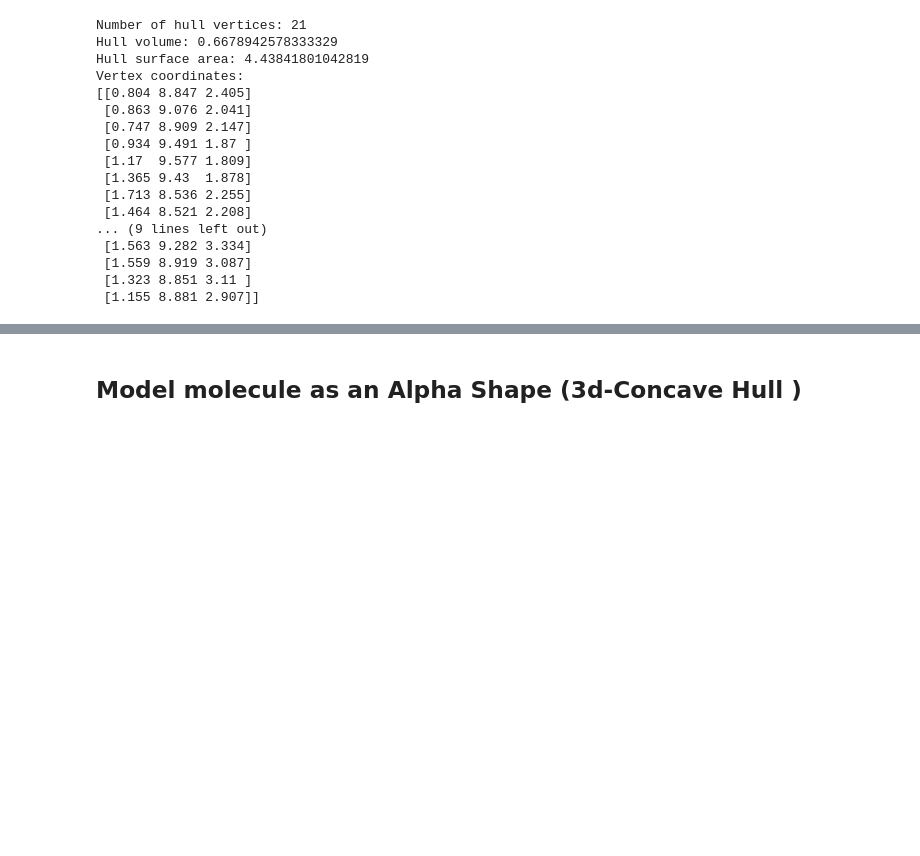
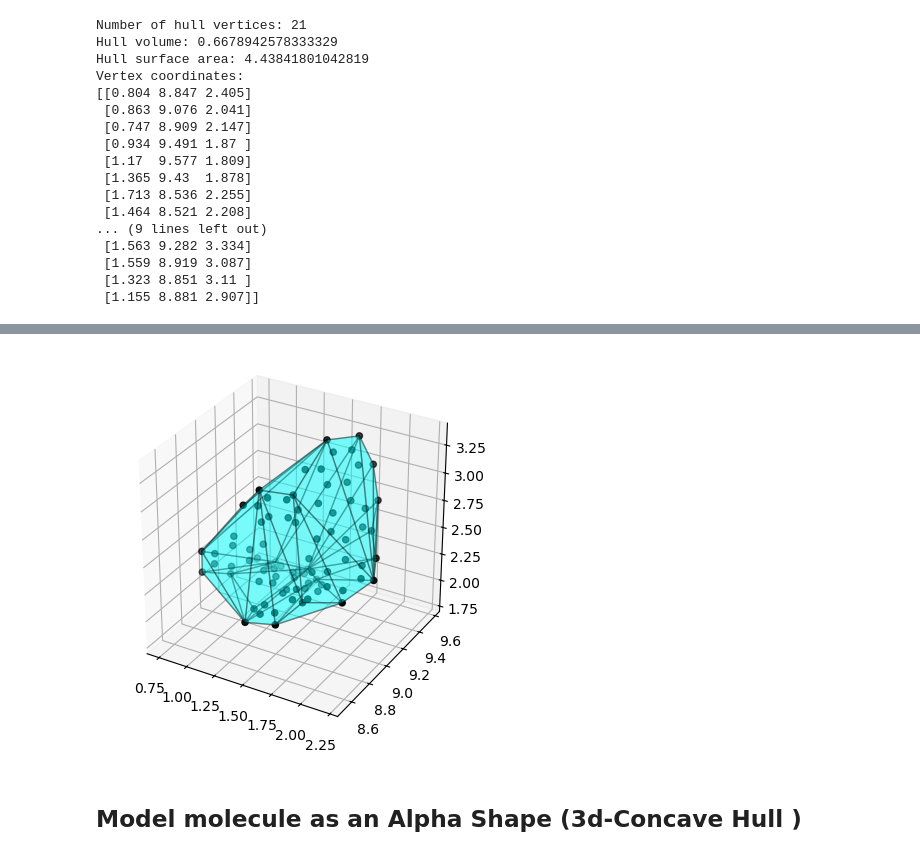
Before and after one commit to QMathsdude/kmc-charge-transport-organic-semiconductor, a Jupyter notebook: notebooks/03_/kz_temp/convex_hull_model.ipynb, the cells around one changed output, grey strips where cells are left out. Saved outputs shown, nothing was run; the diff lists cells and outputs as text; code cells hidden in the pictures; blank space fills up the shorter version.

```diff
--- a/notebooks/03_/kz_temp/convex_hull_model.ipynb
+++ b/notebooks/03_/kz_temp/convex_hull_model.ipynb
@@ -114,3 +115,37 @@ plot_convex_hull(molecule, hull)
+# %%
+# Animation
+
+def hull_ani(points, hull, save = None):
+    # Create figure
+    fig = plt.figure()
+    ax = fig.add_subplot(111, projection="3d")
+
+    # Plot points
+    ax.scatter(points[:,0], points[:,1], points[:,2], color="k", s=20)
+
+    # Plot hull
+    faces = [points[simplex] for simplex in hull.simplices]
+    poly3d = Poly3DCollection(faces, alpha=0.3, facecolor="cyan", edgecolor="k")
+    ax.add_collection3d(poly3d)
+
+    # Set equal aspect ratio for the 3D axes
+    ax.set_box_aspect([1,1,1])
+
+    # Animation: rotate the camera
+    def rotate(angle):
+        ax.view_init(elev=30, azim=angle)
+
+    anim = FuncAnimation(fig, rotate, frames=np.arange(0, 360, 2), interval=100)
+
+    plt.show()
+
+    # Save as GIF
+    if save != None:
+        anim.save(f"./animation/{save}", writer="pillow", fps=20)
+# %%
+hull_ani(molecule, hull, save="convex_ani.gif")
+# %% [output]
+[figure, added]
 # %% [markdown]
 ## Model molecule as an Alpha Shape (3d-Concave Hull )
 # %% [markdown]
```
Also changed, not shown: parts of 10 cells of this notebook, 1 other file.
